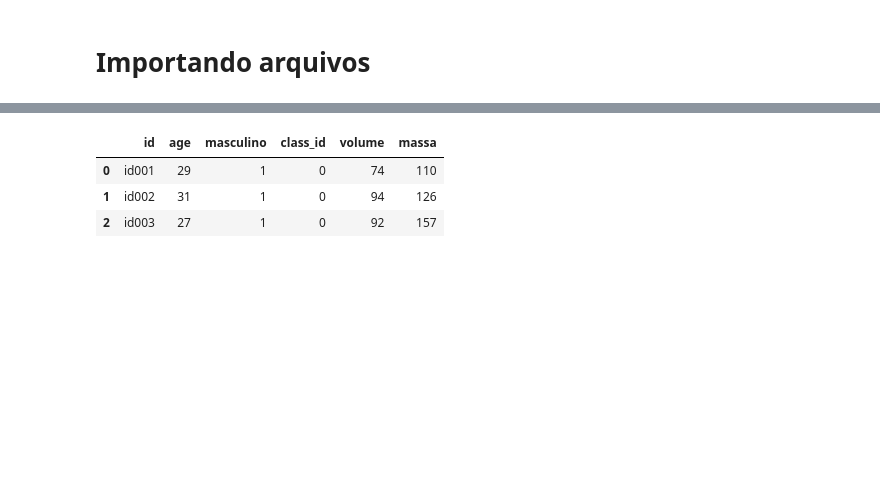
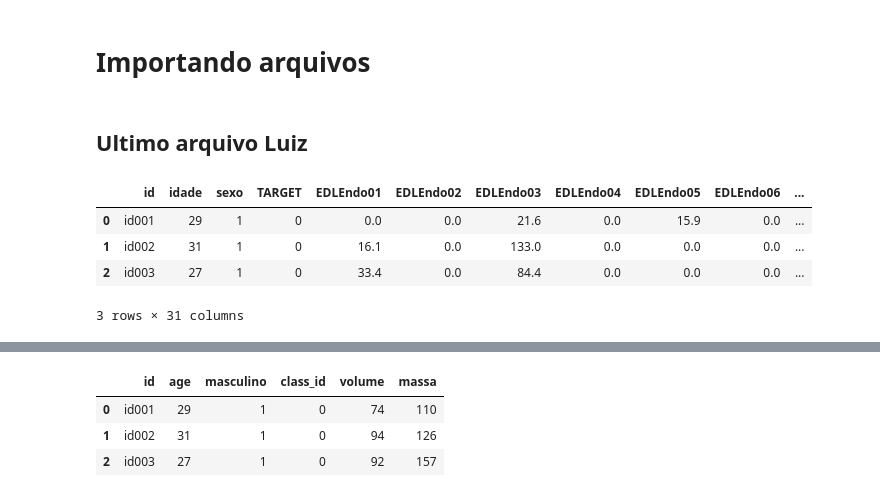
Before and after one commit to diegodedize/Rec_Padroes_PPGI_2020, a Jupyter notebook: NOTEBOOKS/DD_Rec_Padroes_imagens_coronarias_ENTREGA_TEMA_3.ipynb, the cells around one changed output, grey strips where cells are left out. Drawn from its saved outputs; the diff is of its cells as text; code cells hidden in the pictures; blank space fills up the shorter version.

Commit message:
lendo arquivo Luiz

```diff
--- a/NOTEBOOKS/DD_Rec_Padroes_imagens_coronarias_ENTREGA_TEMA_3.ipynb
+++ b/NOTEBOOKS/DD_Rec_Padroes_imagens_coronarias_ENTREGA_TEMA_3.ipynb
@@ -39,3 +39,14 @@ import seaborn as sns
 warnings.simplefilter(action='ignore', category=FutureWarning)
 # %% [markdown]
 # Importando arquivos
+# %% [markdown]
+## Ultimo arquivo Luiz
+# %%
+df_lu = pd.read_csv("../ARQUIVOS_FINAIS/CMCT_20200429.csv")
+df_lu.head(3)
+# %% [output]
+|  | id | idade | sexo | TARGET | EDLEndo01 | EDLEndo02 | EDLEndo03 | EDLEndo04 | EDLEndo05 | EDLEndo06 | ... |
+| 0 | id001 | 29 | 1 | 0 | 0.0 | 0.0 | 21.6 | 0.0 | 15.9 | 0.0 | ... |
+| 1 | id002 | 31 | 1 | 0 | 16.1 | 0.0 | 133.0 | 0.0 | 0.0 | 0.0 | ... |
+| 2 | id003 | 27 | 1 | 0 | 33.4 | 0.0 | 84.4 | 0.0 | 0.0 | 0.0 | ... |
+3 rows × 31 columns
```
Also changed, not shown: parts of 1 cell of this notebook.
